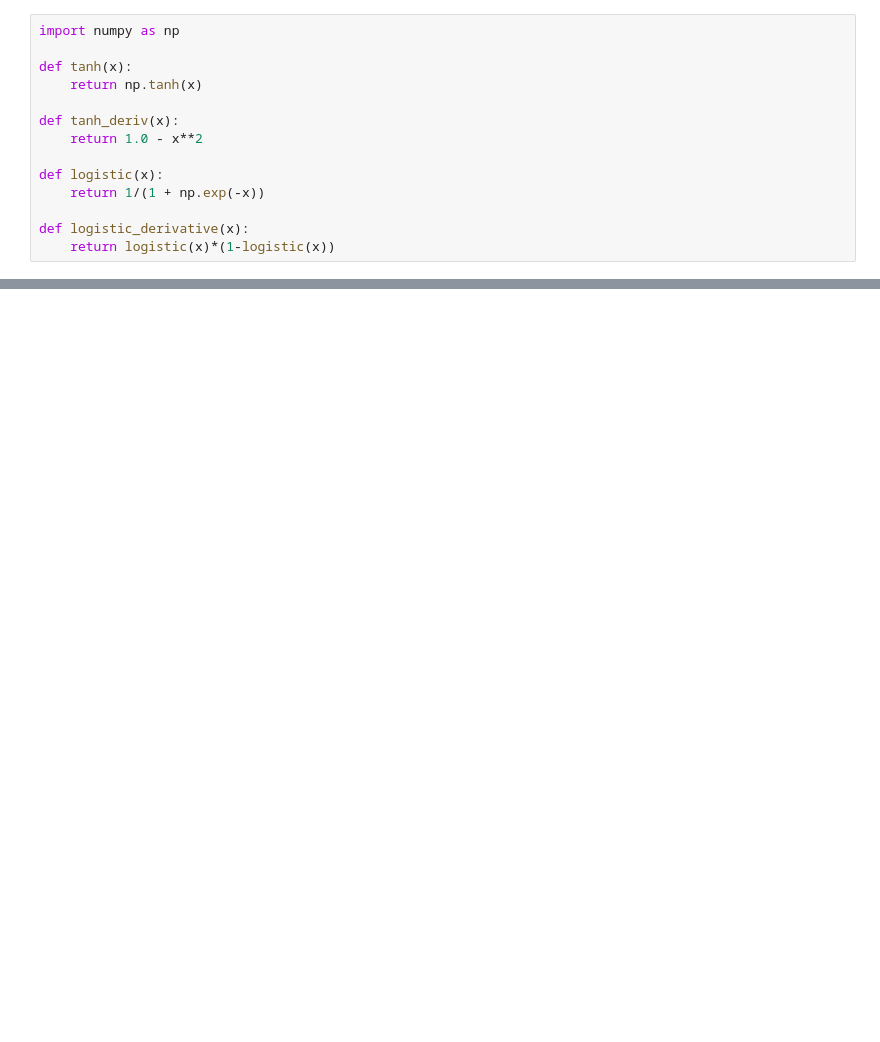
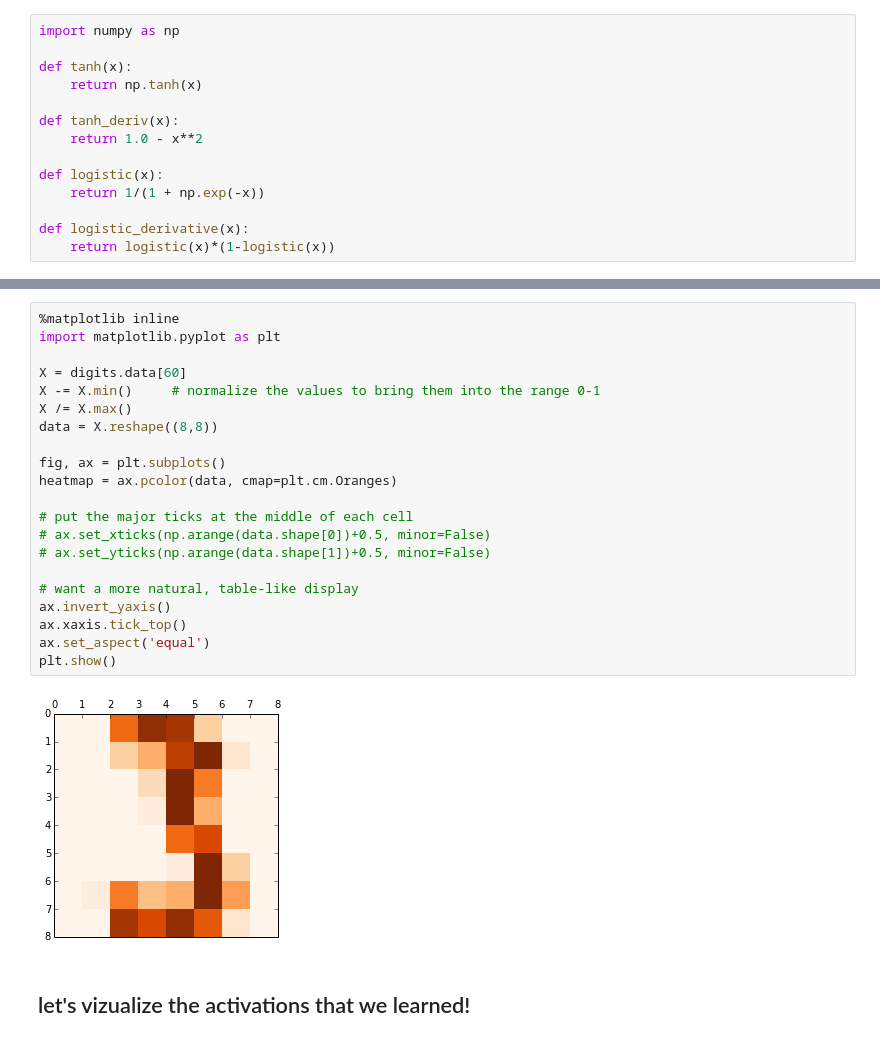
Before and after one commit to dcumachinelearning/ml-group, a Jupyter notebook: feedforward_neural_networks/python/feedforward_neural_network.ipynb, the cells around one changed output, grey strips where cells are left out. Cells and saved outputs as stored; diff of their text form; blank space fills up the shorter version.

Commit message:
update the graphing

```diff
--- a/feedforward_neural_networks/python/feedforward_neural_network.ipynb
+++ b/feedforward_neural_networks/python/feedforward_neural_network.ipynb
@@ -128,0 +158,25 @@ avg / total       0.96      0.96      0.96       450
+# %%
+%matplotlib inline
+import matplotlib.pyplot as plt
+
+X = digits.data[60]
+X -= X.min()     # normalize the values to bring them into the range 0-1
+X /= X.max()
+data = X.reshape((8,8))
+
+fig, ax = plt.subplots()
+heatmap = ax.pcolor(data, cmap=plt.cm.Oranges)
+
+# put the major ticks at the middle of each cell
+# ax.set_xticks(np.arange(data.shape[0])+0.5, minor=False)
+# ax.set_yticks(np.arange(data.shape[1])+0.5, minor=False)
+
+# want a more natural, table-like display
+ax.invert_yaxis()
+ax.xaxis.tick_top()
+ax.set_aspect('equal')
+plt.show()
+# %% [output]
+[figure, added]
+# %% [markdown]
+## let's vizualize the activations that we learned!
```
Also changed, not shown: parts of 10 cells of this notebook.
